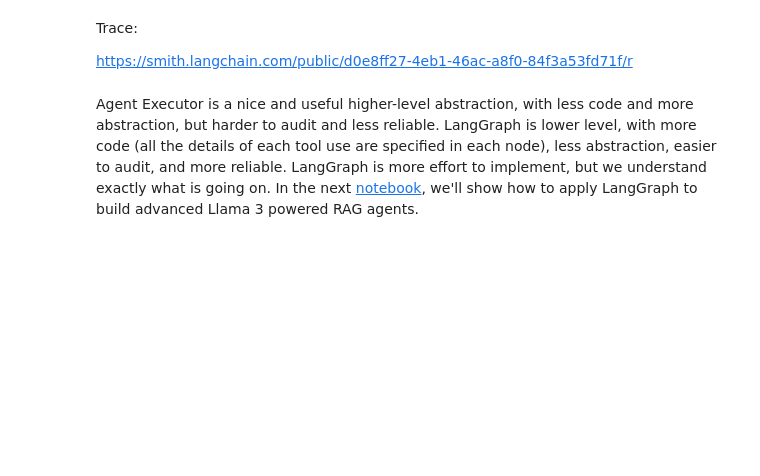
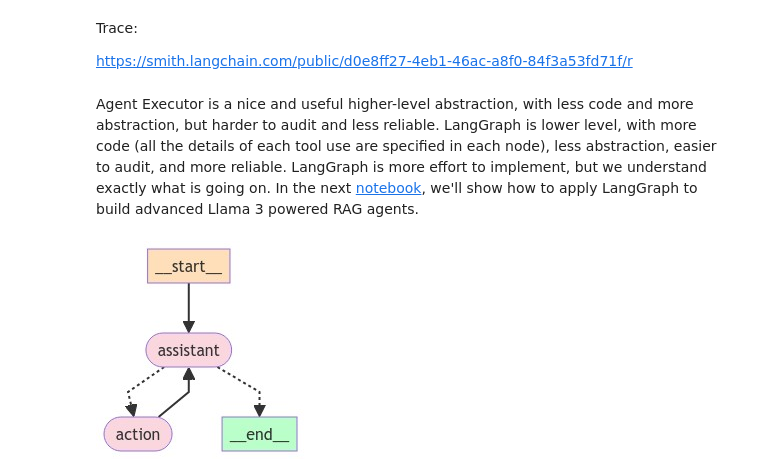
Before and after one commit to meta-llama/llama-recipes, a Jupyter notebook: recipes/use_cases/agents/langchain/langgraph-agent.ipynb, the cells around one changed output. Saved outputs shown, nothing was run; the diff lists cells and outputs as text; code cells hidden in the pictures; blank space fills up the shorter version.

Commit message:
Add tool agent

```diff
--- a/recipes/use_cases/agents/langchain/langgraph-agent.ipynb
+++ b/recipes/use_cases/agents/langchain/langgraph-agent.ipynb
@@ -490,0 +560,7 @@ LangGraph is lower level, with more code (all the details of each tool use are s
+# %%
+from typing import Annotated
+from typing_extensions import TypedDict
+from langgraph.graph.message import AnyMessage, add_messages
+
+class State(TypedDict):
+    messages: Annotated[list[AnyMessage], add_messages]
@@ -490,0 +613,35 @@ LangGraph is lower level, with more code (all the details of each tool use are s
+# %%
+from langgraph.checkpoint.sqlite import SqliteSaver
+from langgraph.graph import END, StateGraph
+from langgraph.prebuilt import ToolNode, tools_condition
+from langchain_core.runnables import RunnableLambda
+
+builder = StateGraph(State)
+
+# Define nodes: these do the work
+builder.add_node("assistant", Assistant(assistant_runnable))
+builder.add_node("action", create_tool_node_with_fallback(tools))
+
+# Define edges: these determine how the control flow moves
+builder.set_entry_point("assistant")
+builder.add_conditional_edges(
+    "assistant",
+    tools_condition,
+    # "action" calls one of our tools. END causes the graph to terminate (and respond to the user)
+    {"action": "action", END: END},
+)
+builder.add_edge("action", "assistant")
+
+# The checkpointer lets the graph persist its state
+memory = SqliteSaver.from_conn_string(":memory:")
+graph = builder.compile(checkpointer=memory)
+# %%
+from IPython.display import Image, display
+
+try:
+    display(Image(graph.get_graph(xray=True).draw_mermaid_png()))
+except:
+    # This requires some extra dependencies and is optional
+    pass
+# %% [output]
+[figure, added]
```
Also changed, not shown: parts of 7 cells of this notebook.
